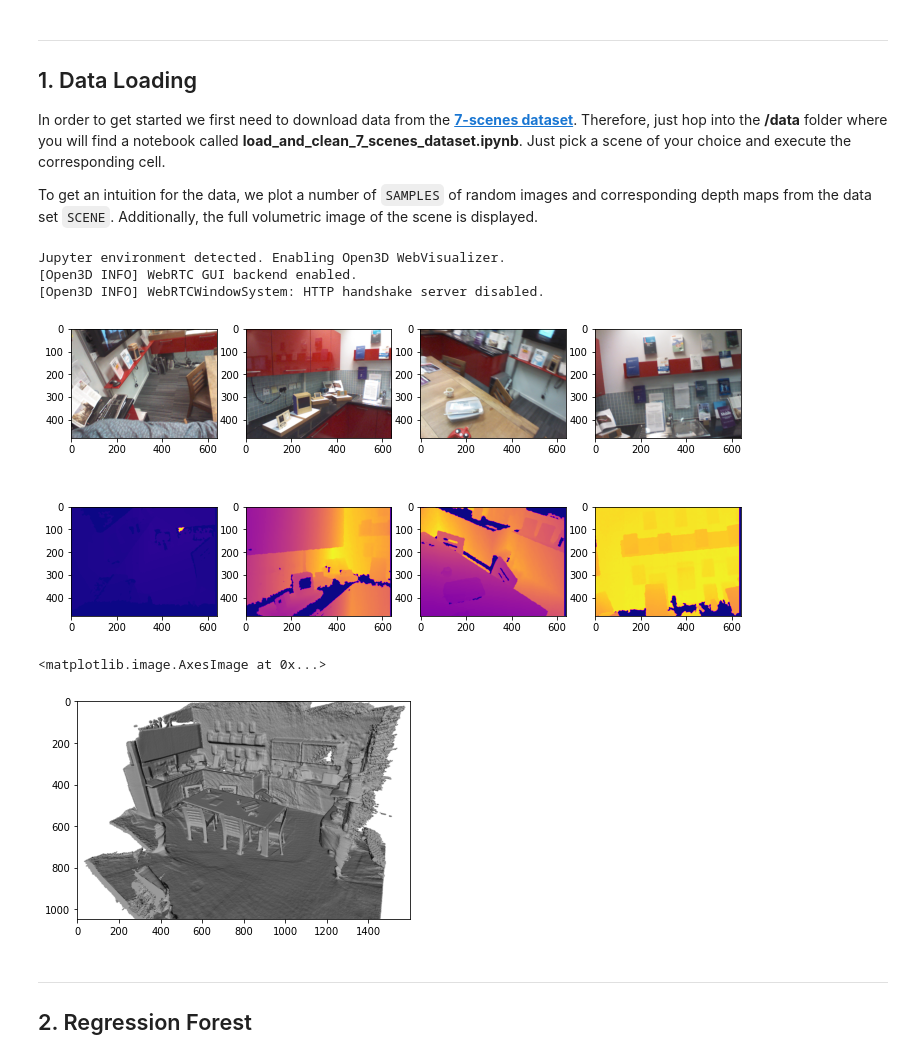
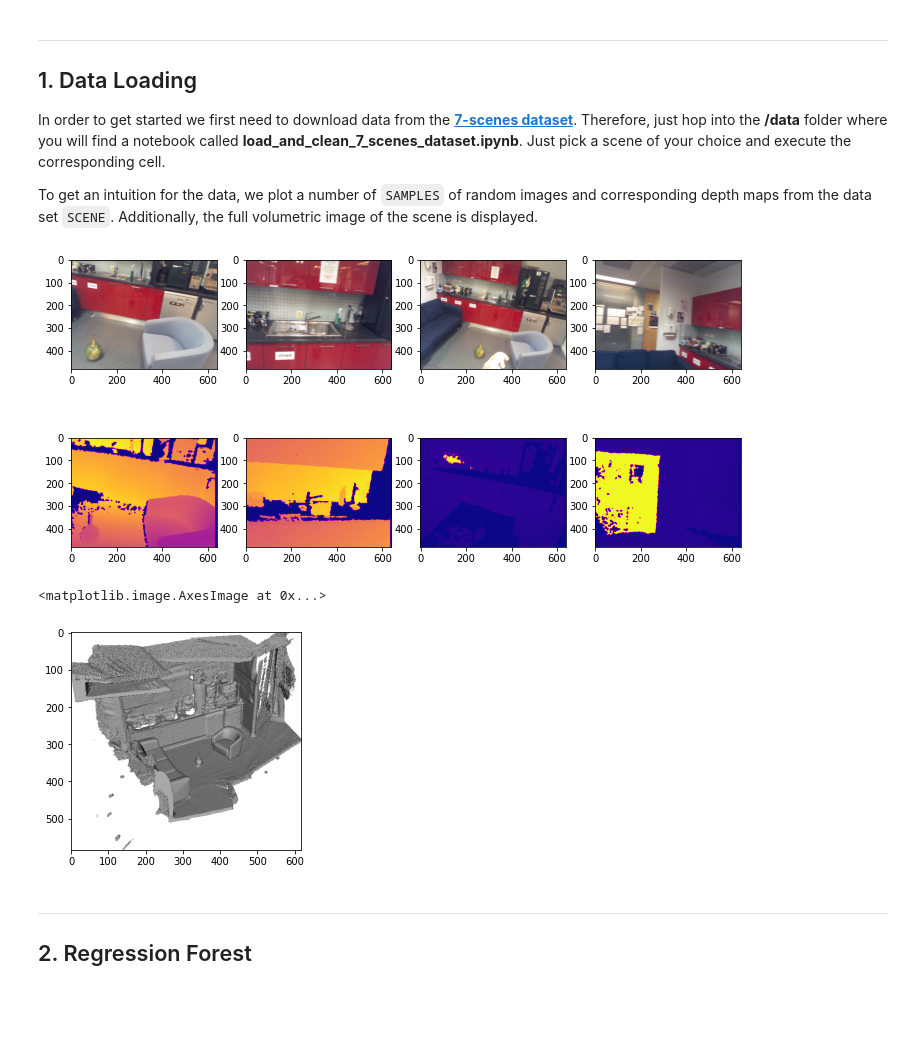
Before and after one commit to JasonPy/3dcv-mini-project, a Jupyter notebook: demo.ipynb, the cells around one changed output. Drawn from its saved outputs; the diff is of its cells as text; code cells hidden in the pictures; blank space fills up the shorter version.

```diff
--- a/demo.ipynb
+++ b/demo.ipynb
@@ -20,34 +17,31 @@ To get an intuition for the data, we plot a number of `SAMPLES` of random images
 # %%
 import numpy as np
 import matplotlib.pyplot as plt
 from PIL import Image
 from source.data_loader import DataLoader
 
-SCENE = "redkitchen"
+SCENE = "heads"
 DATA_PATH = "./data"
 SAMPLES = 4
 
 loader = DataLoader(DATA_PATH)
 indices = np.random.choice(loader.get_dataset_length(SCENE), SAMPLES, replace = False)
 images, depths, poses = loader.load_dataset(SCENE, indices)
 
 # plot random images
 _, axes = plt.subplots(2, SAMPLES, figsize=(12,6))
 for i in range(SAMPLES):
     axes[0,i].imshow(np.swapaxes(images[i], 1, 0))
     axes[1,i].imshow(depths[i].T, cmap=plt.get_cmap("plasma"))
 plt.show()
 
 # plot volume
 full_scene = np.array(Image.open(f"./data/{SCENE}/{SCENE}.png"))
 plt.imshow(full_scene)
 # %% [output]
+[figure, new version]
-Jupyter environment detected. Enabling Open3D WebVisualizer.
-[Open3D INFO] WebRTC GUI backend enabled.
-[Open3D INFO] WebRTCWindowSystem: HTTP handshake server disabled.
+<matplotlib.image.AxesImage at 0x...>
-[figure, old version]
-<matplotlib.image.AxesImage at 0x...>
-[figure, old version]
+[figure, new version]
 # %% [markdown]
 ***
 ## 2. Regression Forest
```
Also changed, not shown: parts of 8 cells of this notebook.
